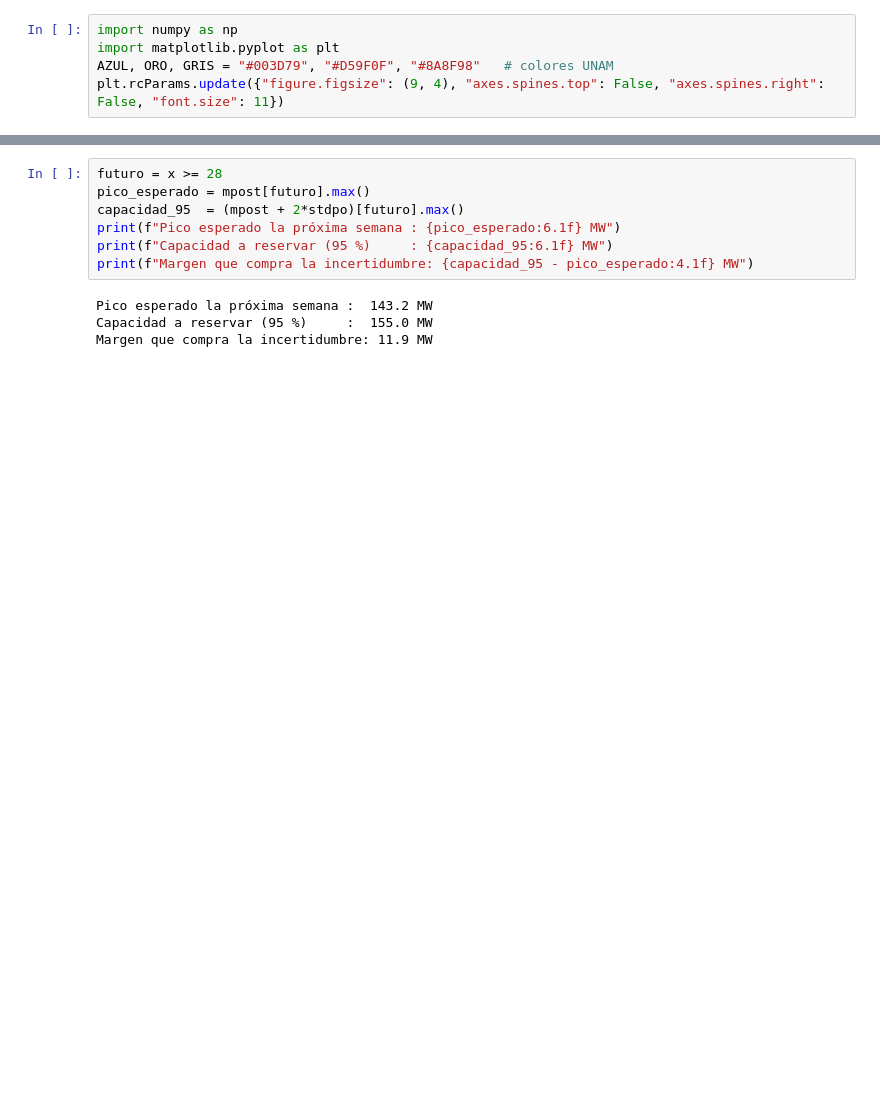
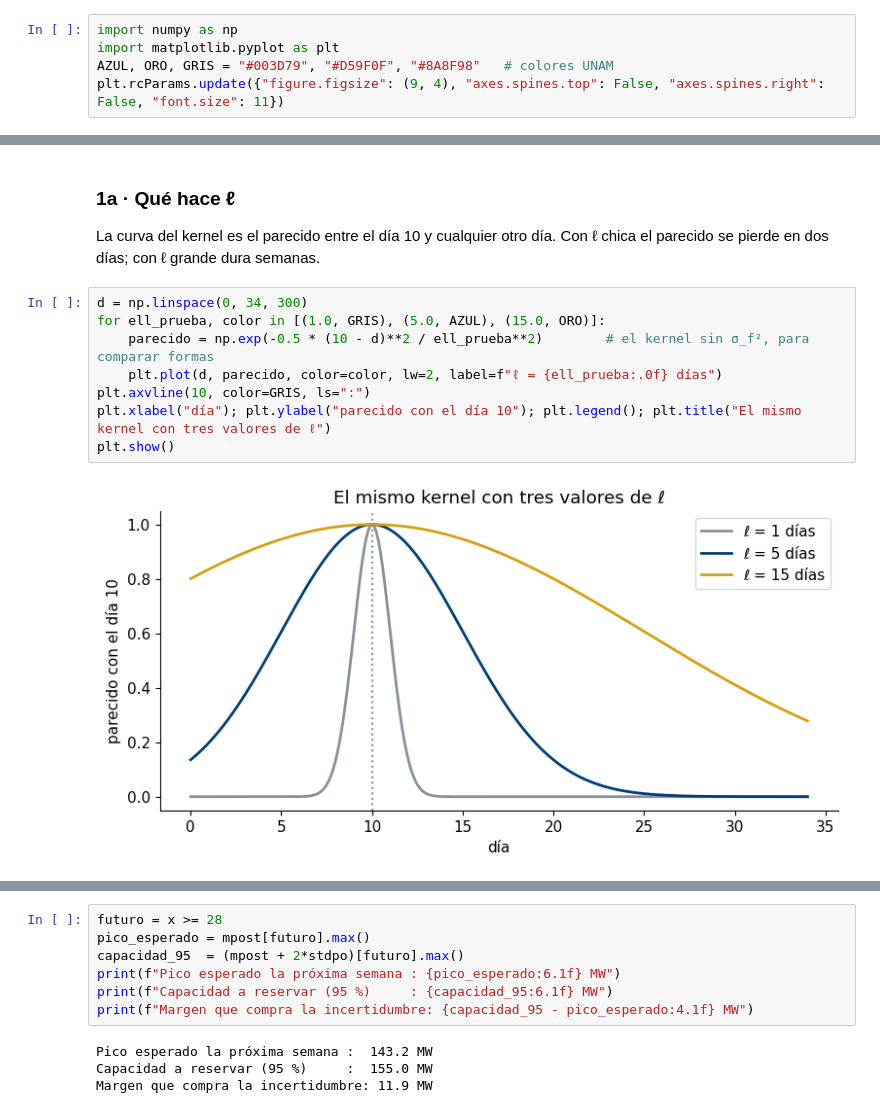
Before and after one commit to abelardo1685/clase-upe-gp, a Jupyter notebook: notebooks/02_proceso_gaussiano_desde_cero.ipynb, the cells around one changed output, grey strips where cells are left out. Saved outputs shown, nothing was run; the diff lists cells and outputs as text; blank space fills up the shorter version.

```diff
--- a/notebooks/02_proceso_gaussiano_desde_cero.ipynb
+++ b/notebooks/02_proceso_gaussiano_desde_cero.ipynb
@@ -202,0 +107,14 @@ Mira tres cosas:
+# %% [markdown]
+### 1a · Qué hace ℓ
+
+La curva del kernel es el parecido entre el día 10 y cualquier otro día. Con ℓ chica el parecido se pierde en dos días; con ℓ grande dura semanas.
+# %%
+d = np.linspace(0, 34, 300)
+for ell_prueba, color in [(1.0, GRIS), (5.0, AZUL), (15.0, ORO)]:
+    parecido = np.exp(-0.5 * (10 - d)**2 / ell_prueba**2)        # el kernel sin σ_f², para comparar formas
+    plt.plot(d, parecido, color=color, lw=2, label=f"ℓ = {ell_prueba:.0f} días")
+plt.axvline(10, color=GRIS, ls=":")
+plt.xlabel("día"); plt.ylabel("parecido con el día 10"); plt.legend(); plt.title("El mismo kernel con tres valores de ℓ")
+plt.show()
+# %% [output]
+[figure, added]
```
Also changed, not shown: parts of 69 cells of this notebook, 4 other files.
